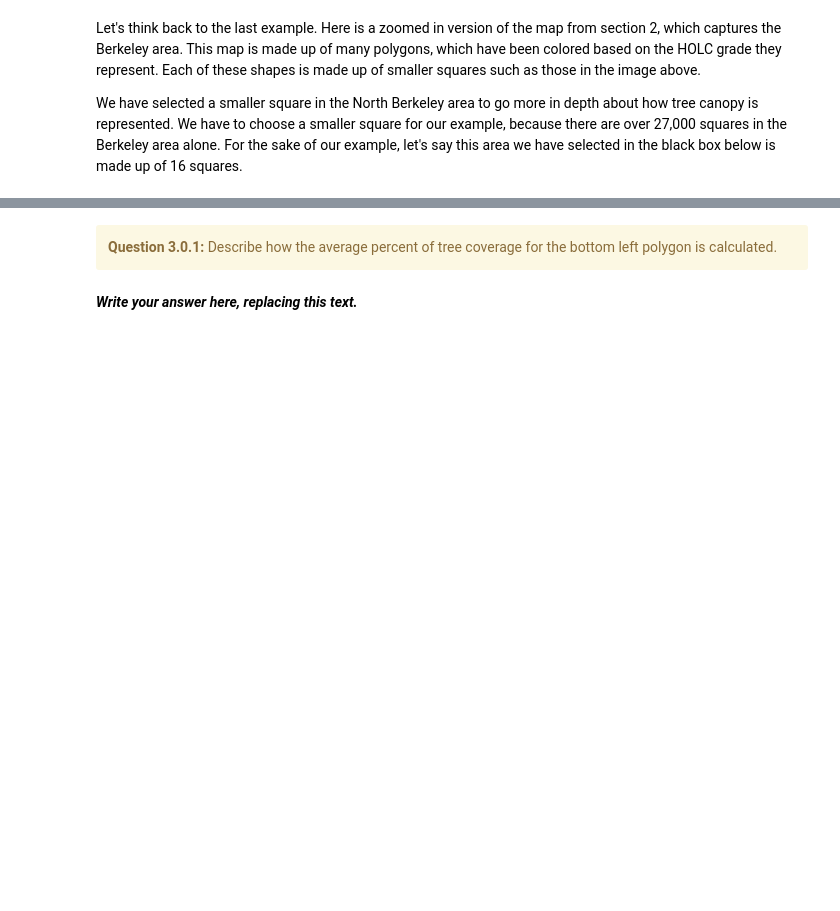
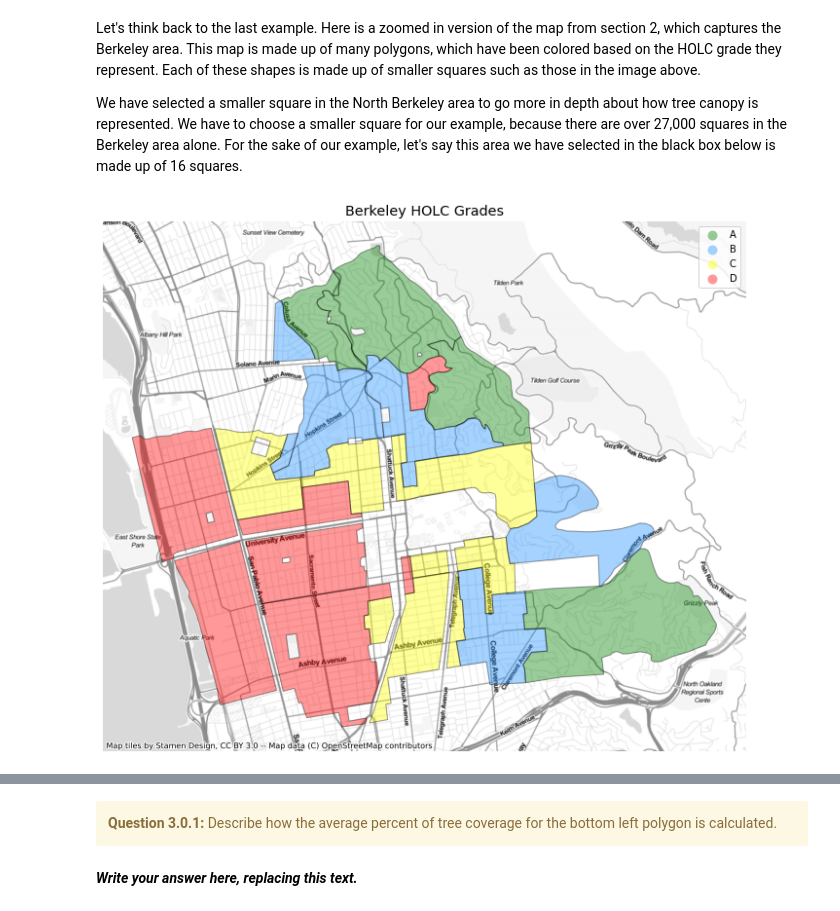
Before and after one commit to ds-modules/espm-c167, a Jupyter notebook: Lab2/Tree_Canopy_Notebook_2.ipynb, the cells around one changed output, grey strips where cells are left out. Saved outputs shown, nothing was run; the diff lists cells and outputs as text; code cells hidden in the pictures; blank space fills up the shorter version.

Commit message:
berkeley_example_updated

```diff
--- a/Lab2/Tree_Canopy_Notebook_2.ipynb
+++ b/Lab2/Tree_Canopy_Notebook_2.ipynb
@@ -128,6 +110,16 @@ To contextualize this, consider the tent/building in the middle of the photo on
 Let's think back to the last example. Here is a zoomed in version of the map from section 2, which captures the Berkeley area. This map is made up of many polygons, which have been colored based on the HOLC grade they represent. Each of these shapes is made up of smaller squares such as those in the image above.
 
 We have selected a smaller square in the North Berkeley area to go more in depth about how tree canopy is represented. We have to choose a smaller square for our example, because there are over 27,000 squares in the Berkeley area alone. For the sake of our example, let's say this area we have selected in the black box below is made up of 16 squares.
+# %%
+berkeley = oakland_converted[oakland_converted['area_descr'].str.contains("Berkeley")]
+# # Oakland HOLC Map
+base = berkeley.plot(column = 'holc_grade', cmap = holc_cmap, alpha=0.4, legend = True, figsize=[18, 10])
+plt.title('Berkeley HOLC Grades', size='x-large')
+plt.axis('off');
+
+ctx.add_basemap(base, url=ctx.providers.Stamen.TonerLite)
+# %% [output]
+[figure, added]
 # %% [markdown]
 <img src="images/berkeley_subset.png" width="550"/>
 
```
Also changed, not shown: parts of 6 cells of this notebook, 2 other files.
